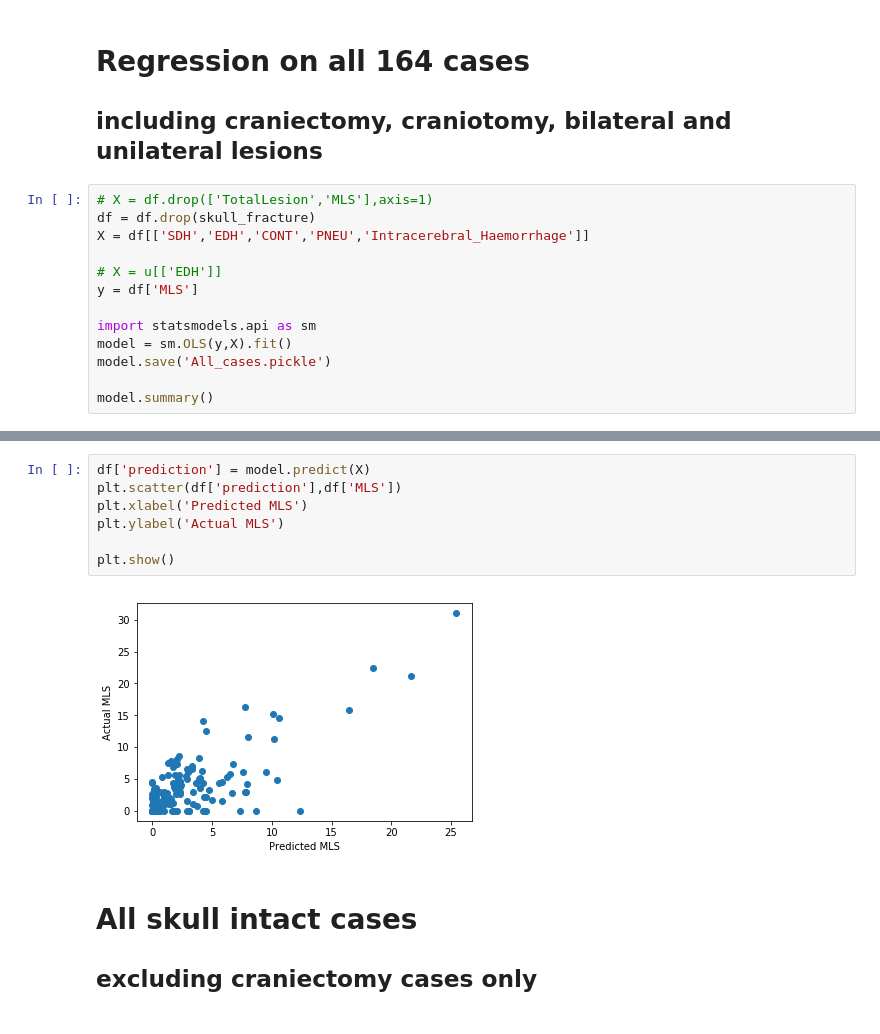
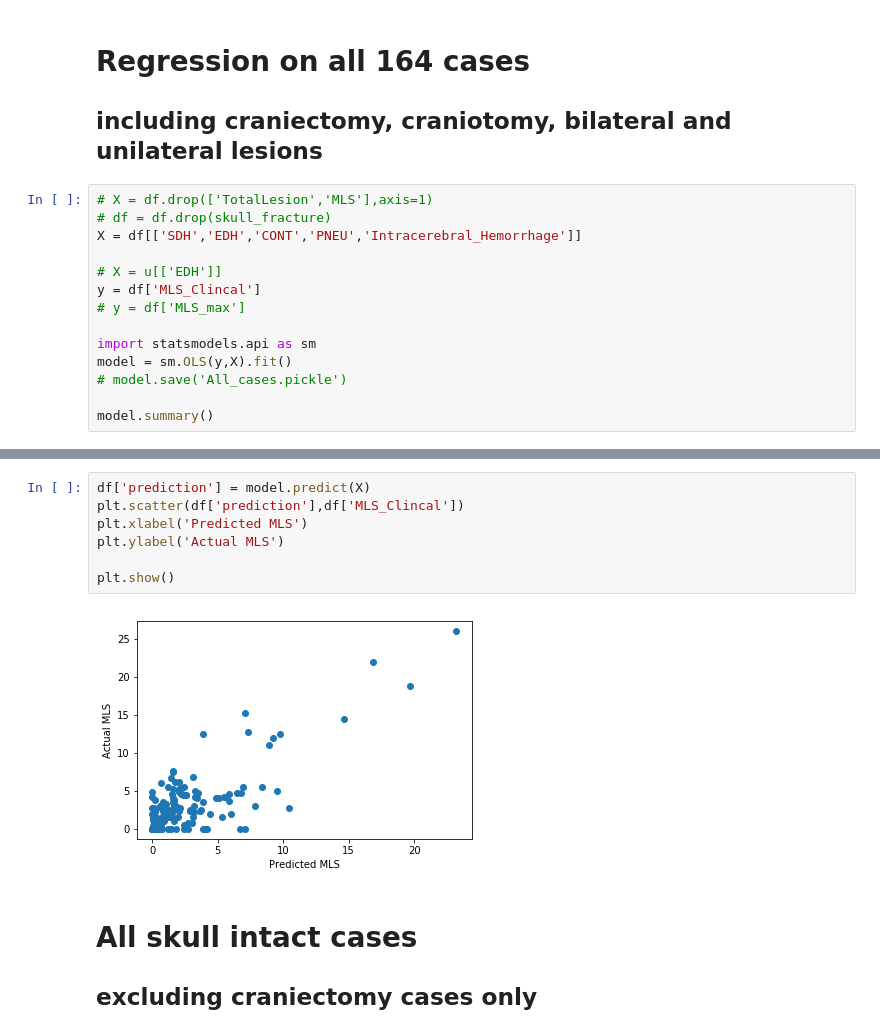
Before and after one commit to fair77637/LesionAnalysis_Q, a Jupyter notebook: Samcook.ipynb, the cells around one changed output, grey strips where cells are left out. Drawn from its saved outputs; the diff is of its cells as text.

```diff
--- a/Samcook.ipynb
+++ b/Samcook.ipynb
@@ -408,15 +409,16 @@ Index([u'CONT', u'EDH', u'HYGROMA', u'IVH', u'Intracerebral_Haemorrhage',
 ## including craniectomy, craniotomy, bilateral and unilateral lesions
 # %%
 # X = df.drop(['TotalLesion','MLS'],axis=1)
-df = df.drop(skull_fracture)
-X = df[['SDH','EDH','CONT','PNEU','Intracerebral_Haemorrhage']]
+# df = df.drop(skull_fracture)
+X = df[['SDH','EDH','CONT','PNEU','Intracerebral_Hemorrhage']]
 
 # X = u[['EDH']]
-y = df['MLS']
+y = df['MLS_Clincal']
+# y = df['MLS_max']
 
 import statsmodels.api as sm
 model = sm.OLS(y,X).fit()
-model.save('All_cases.pickle')
+# model.save('All_cases.pickle')
 
 model.summary()
 # %% [output]
@@ -443,12 +446,12 @@ OLS Regression Results
 # %%
 df['prediction'] = model.predict(X)
-plt.scatter(df['prediction'],df['MLS'])
+plt.scatter(df['prediction'],df['MLS_Clincal'])
 plt.xlabel('Predicted MLS')
 plt.ylabel('Actual MLS')
 
 plt.show()
 # %% [output]
-[figure, old version]
+[figure, new version]
 # %% [markdown]
 # All skull intact cases
 ## excluding craniectomy cases only
```
Also changed, not shown: parts of 49 cells of this notebook, 13 other files.
